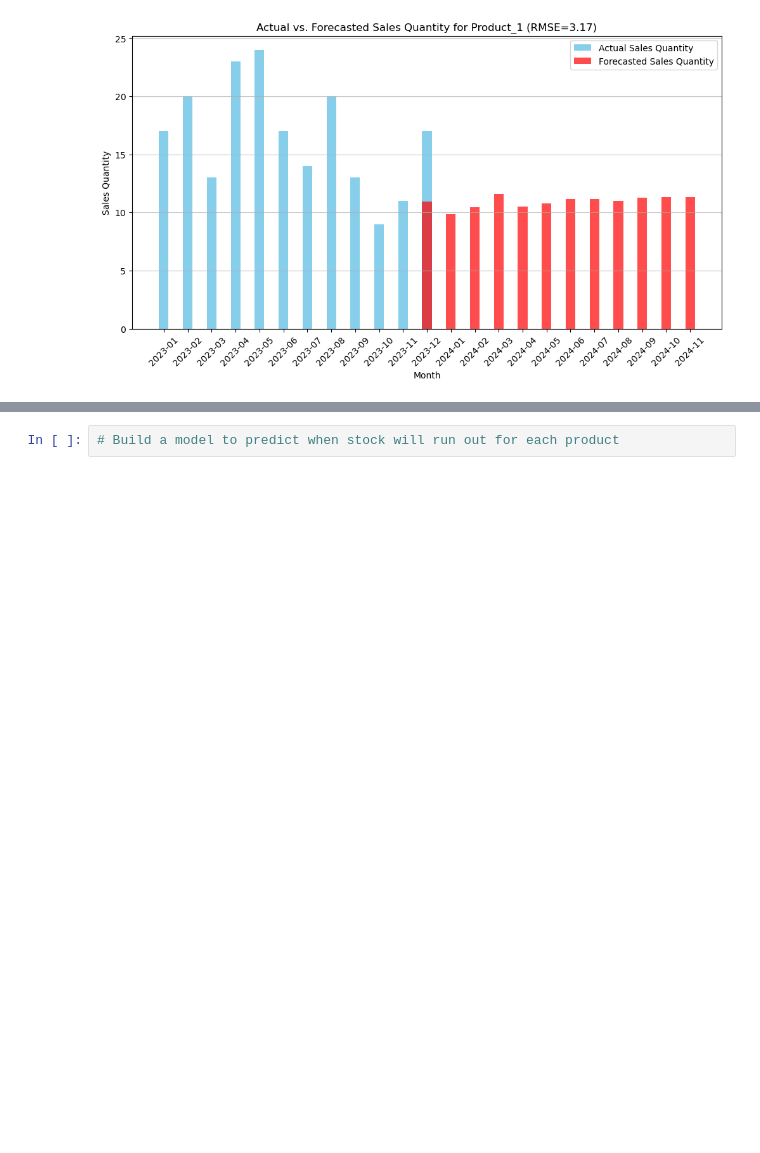
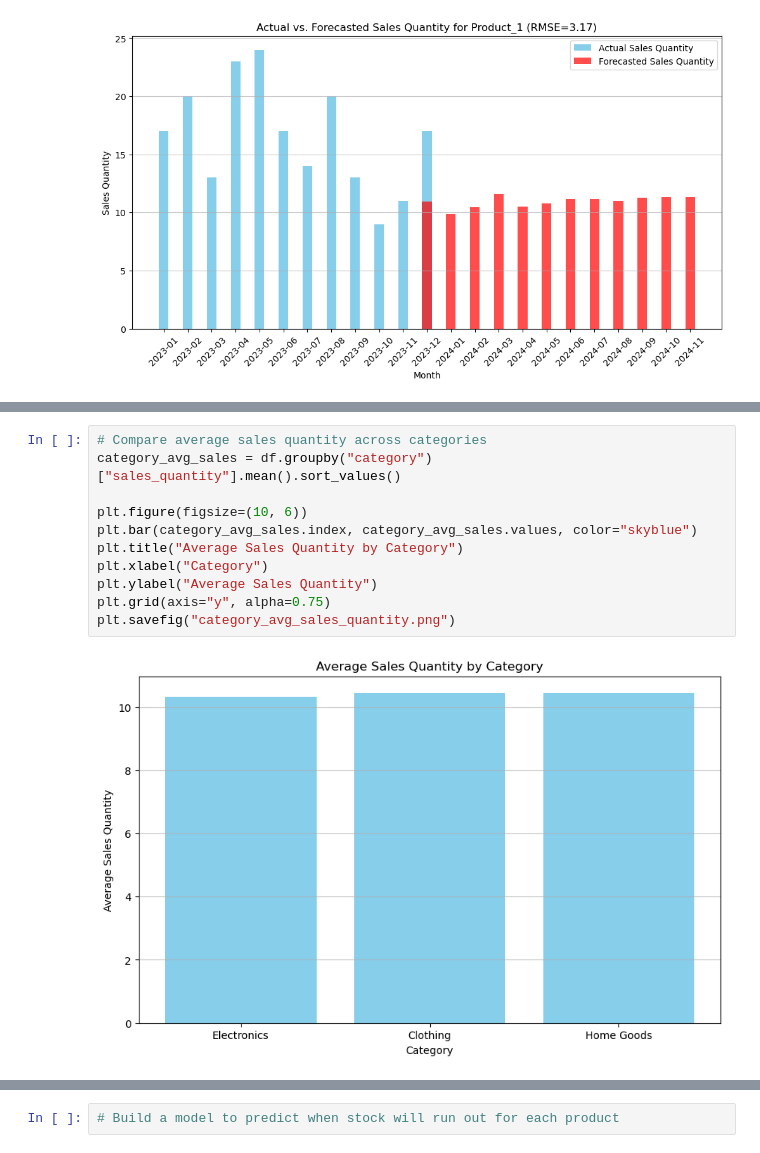
Before and after one commit to AdebolaShelby/forecasting, a Jupyter notebook: forcasting-v2.ipynb, the cells around one changed output, grey strips where cells are left out. Drawn from its saved outputs; the diff is of its cells as text; blank space fills up the shorter version.

```diff
--- a/forcasting-v2.ipynb
+++ b/forcasting-v2.ipynb
@@ -344,0 +342,13 @@ plt.savefig("arima_forecast_sales_quantity_bar.png")
+# %%
+# Compare average sales quantity across categories
+category_avg_sales = df.groupby("category")["sales_quantity"].mean().sort_values()
+
+plt.figure(figsize=(10, 6))
+plt.bar(category_avg_sales.index, category_avg_sales.values, color="skyblue")
+plt.title("Average Sales Quantity by Category")
+plt.xlabel("Category")
+plt.ylabel("Average Sales Quantity")
+plt.grid(axis="y", alpha=0.75)
+plt.savefig("category_avg_sales_quantity.png")
+# %% [output]
+[figure, added]
```
Also changed, not shown: parts of 13 cells of this notebook, 25 other files.
